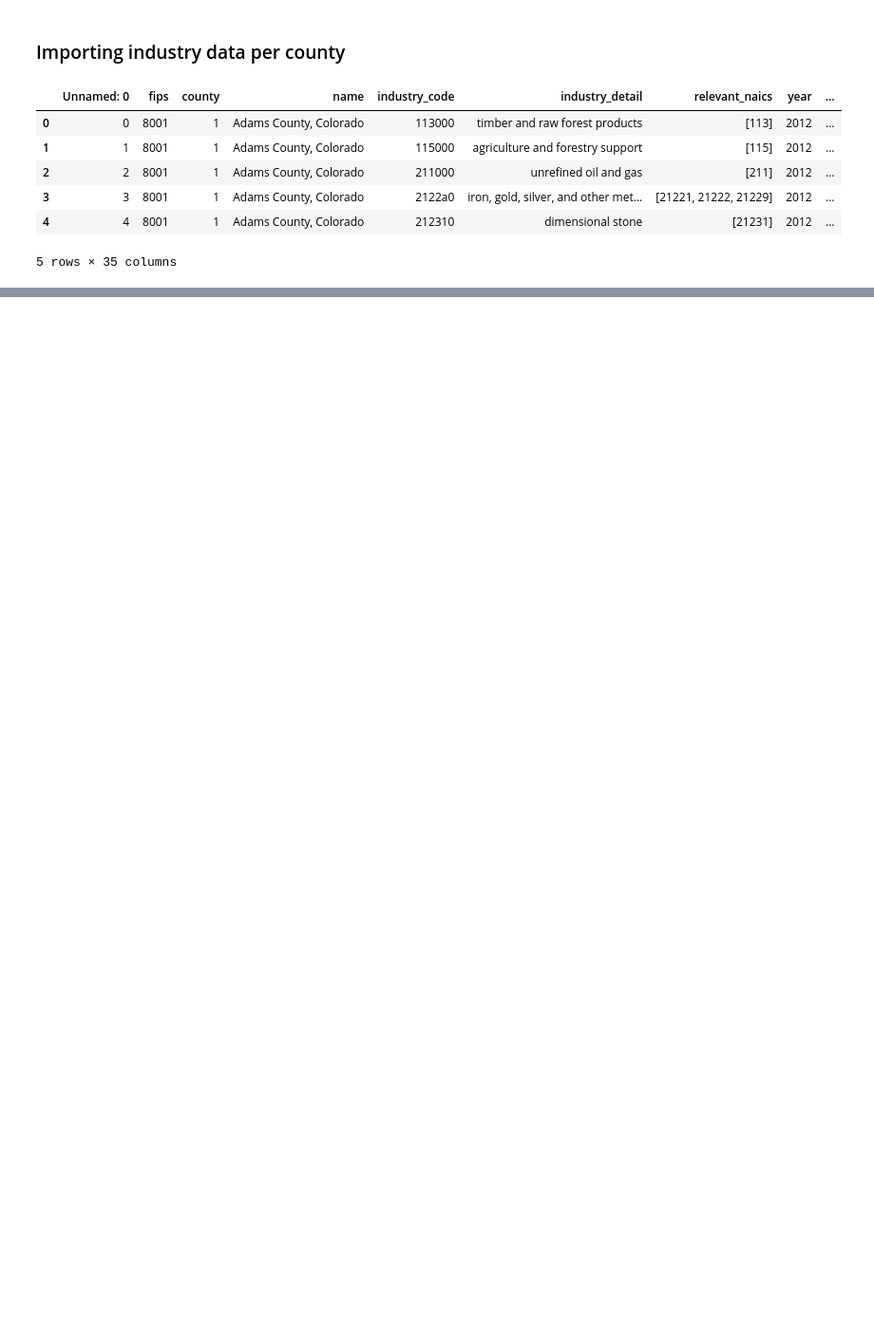
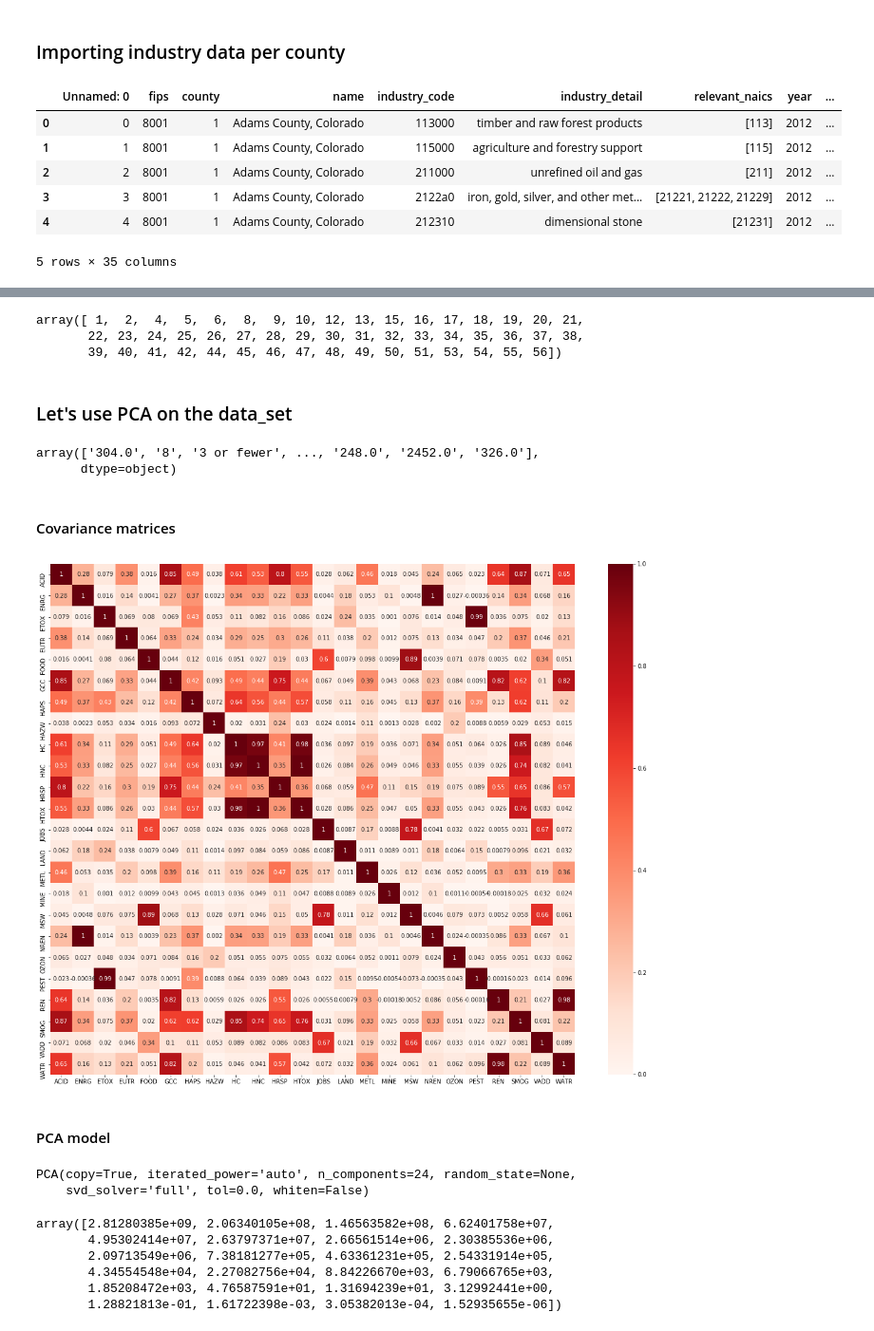
Before and after one commit to Merrel/Cancer-Industry-Dashboard, a Jupyter notebook: feature_analysis/PCA.ipynb, the cells around one changed output, grey strips where cells are left out. Shown at 95% size. Drawn from its saved outputs; the diff is of its cells as text; code cells hidden in the pictures; blank space fills up the shorter version.

```diff
--- a/feature_analysis/PCA.ipynb
+++ b/feature_analysis/PCA.ipynb
@@ -86,0 +169,2 @@ industry_data.head()
+# %%
+df_inner = pd.merge(cancer_data, industry_data, on='fips', how='inner')
@@ -140,0 +217,51 @@ max(industry_data['fips'])
+# %%
+df_inner['stateFIPS'].unique()
+# %% [output]
+array([ 1,  2,  4,  5,  6,  8,  9, 10, 12, 13, 15, 16, 17, 18, 19, 20, 21,
+       22, 23, 24, 25, 26, 27, 28, 29, 30, 31, 32, 33, 34, 35, 36, 37, 38,
+       39, 40, 41, 42, 44, 45, 46, 47, 48, 49, 50, 51, 53, 54, 55, 56])
+# %% [markdown]
+### Let's use PCA on the data_set
+# %%
+df_factors = df_inner[['ACID',
+       'ENRG', 'ETOX', 'EUTR', 'FOOD', 'GCC', 'HAPS', 'HAZW', 'HC', 'HNC',
+       'HRSP', 'HTOX', 'JOBS', 'LAND', 'METL', 'MINE', 'MSW', 'NREN', 'OZON',
+       'PEST', 'REN', 'SMOG', 'VADD', 'WATR', 'annual_count_avg']]
+df_factors=df_factors.rename(columns={'annual_count_avg': "cancer"})
+# %%
+# TODO: Replace 3 or fewer value by randomly choosing 0, 1, 2, 3
+df_factors['cancer'].unique()
+# %% [output]
+array(['304.0', '8', '3 or fewer', ..., '248.0', '2452.0', '326.0'],
+      dtype=object)
+# %% [markdown]
+#### Covariance matrices
+# %%
+X = df_factors.iloc[:,0:24]  #independent columns
+y = df_factors.iloc[:,-1]    #target column i.e cancer_rates
+#get correlations of each features in dataset
+corrmat = df_factors.corr()
+top_corr_features = corrmat.index
+plt.figure(figsize=(20,16))
+#plot heat map
+g=sns.heatmap(df_factors[top_corr_features].corr(),annot=True,cmap='Reds')
+# doesn't show cancer column because it has vaules that are strings
+# %% [output]
+[figure, added]
+# %% [markdown]
+#### PCA model
+# %%
+pca = PCA(n_components=24, svd_solver='full')
+pca.fit(df_factors.loc[:, df_factors.columns != 'annual_count_avg'])
+# %% [output]
+PCA(copy=True, iterated_power='auto', n_components=24, random_state=None,
+    svd_solver='full', tol=0.0, whiten=False)
+# %%
+pca.singular_values_
+# %% [output]
+array([2.81280385e+09, 2.06340105e+08, 1.46563582e+08, 6.62401758e+07,
+       4.95302414e+07, 2.63797371e+07, 2.66561514e+06, 2.30385536e+06,
+       2.09713549e+06, 7.38181277e+05, 4.63361231e+05, 2.54331914e+05,
+       4.34554548e+04, 2.27082756e+04, 8.84226670e+03, 6.79066765e+03,
+       1.85208472e+03, 4.76587591e+01, 1.31694239e+01, 3.12992441e+00,
+       1.28821813e-01, 1.61722398e-03, 3.05382013e-04, 1.52935655e-06])
```
Also changed, not shown: parts of 47 cells of this notebook.
